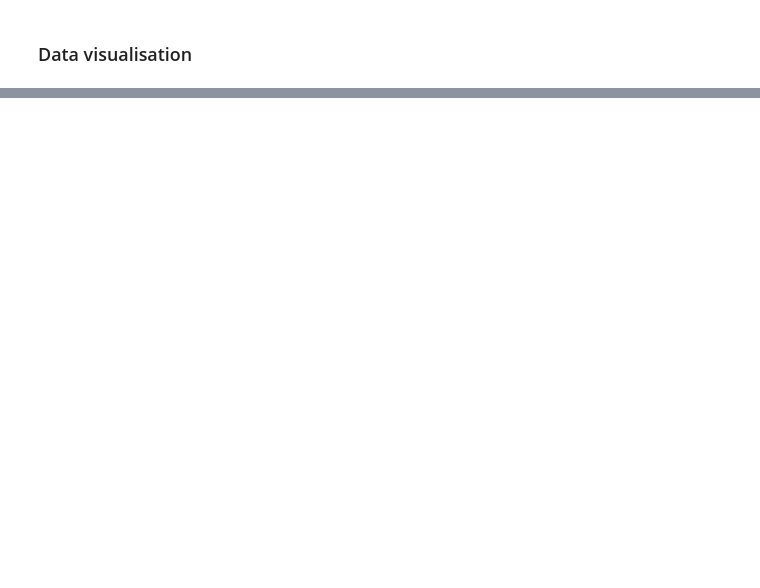
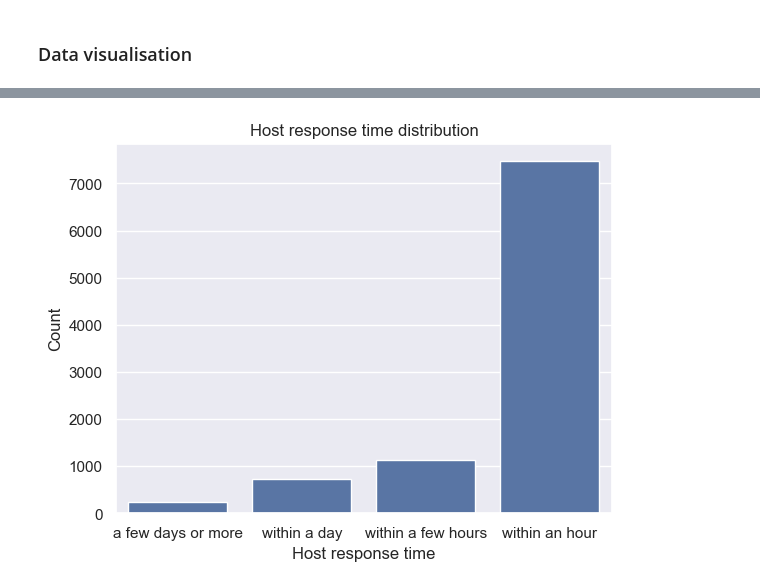
Before and after one commit to Beacon6/airbnb-vienna, a Jupyter notebook: vienna.ipynb, the cells around one changed output, grey strips where cells are left out. Cells and saved outputs as stored; diff of their text form; code cells hidden in the pictures; blank space fills up the shorter version.

```diff
--- a/vienna.ipynb
+++ b/vienna.ipynb
@@ -279,0 +295,12 @@ sns.histplot(df['price'])
+# %%
+response_time = df['host_response_time'].value_counts()
+response_time = response_time.reset_index()
+response_time.columns = ['response_time', 'count']
+
+sns.barplot(response_time, x='response_time', y='count')
+plt.xlabel('Host response time')
+plt.ylabel('Count')
+plt.title('Host response time distribution')
+plt.show()
+# %% [output]
+[figure, added]
```
Also changed, not shown: parts of 10 cells of this notebook.
